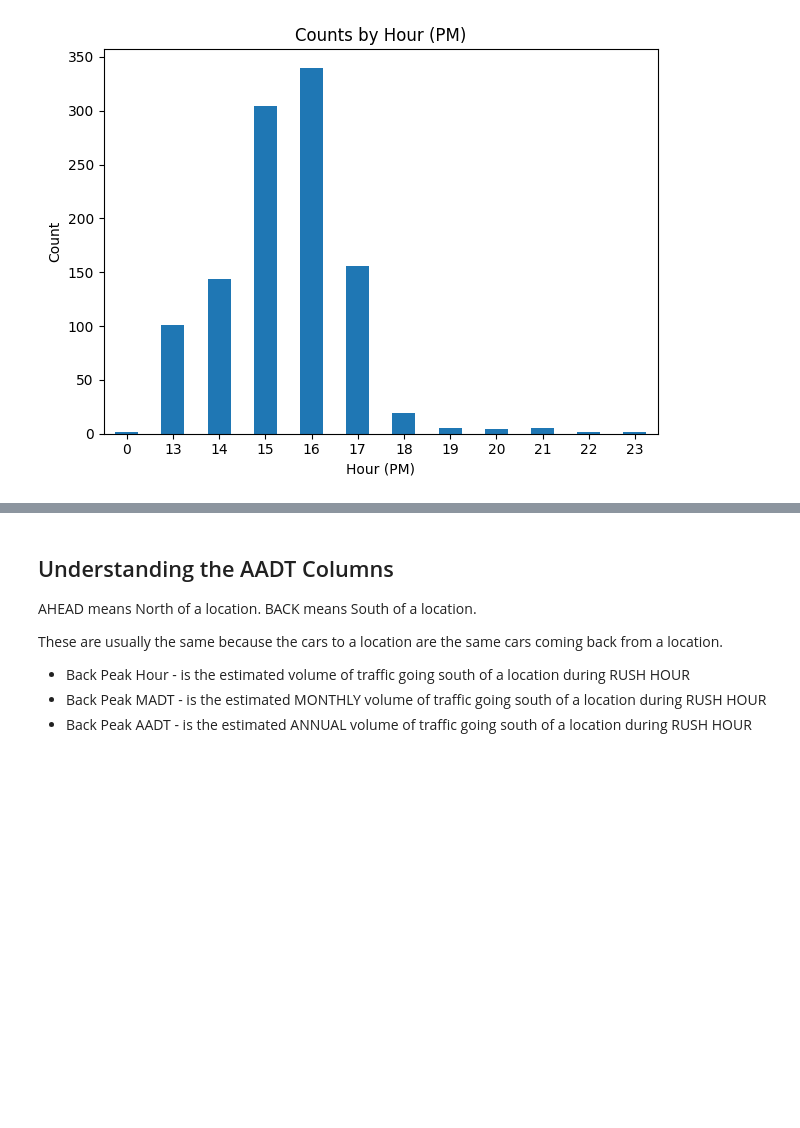
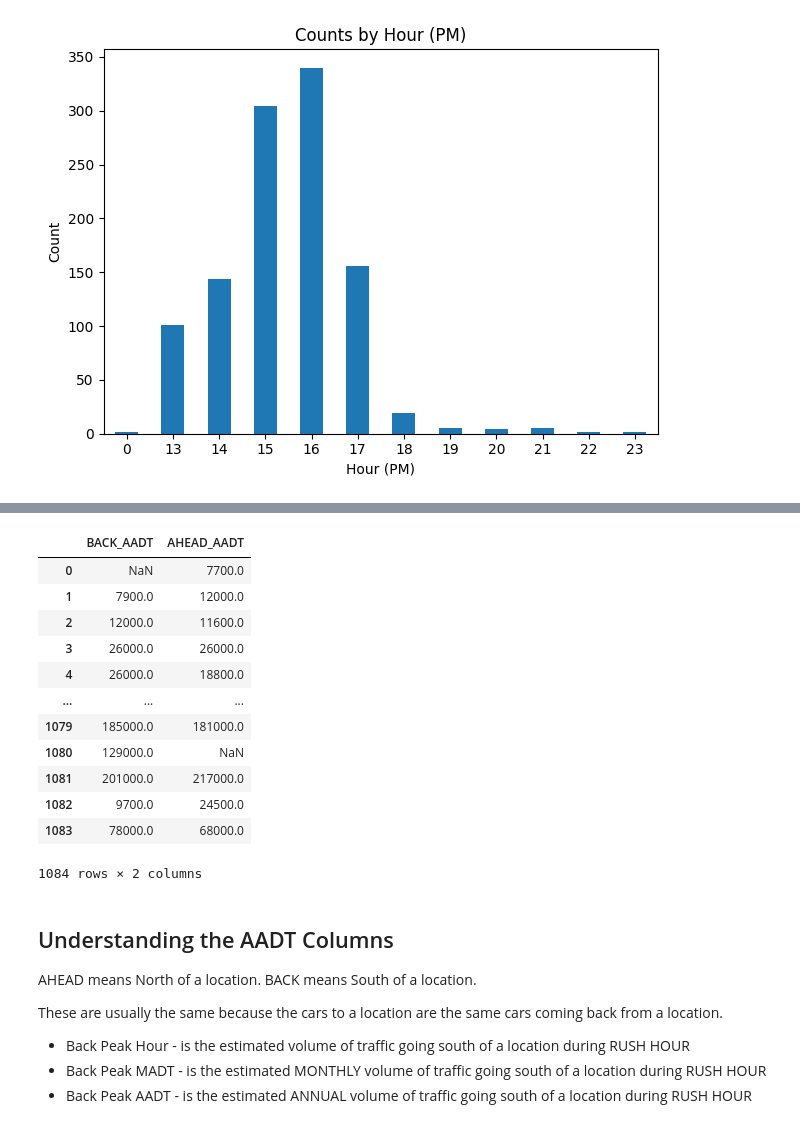
Before and after one commit to ryan-avancena/theta-svm-ryan, a Jupyter notebook: svm copy.ipynb, the cells around one changed output, grey strips where cells are left out. Drawn from its saved outputs; the diff is of its cells as text; code cells hidden in the pictures; blank space fills up the shorter version.

```diff
--- a/svm copy.ipynb
+++ b/svm copy.ipynb
@@ -85,3 +101,19 @@ normalized_pm_distribution = merged_df["PM_HOUR"].value_counts(normalize=True).t
+# %%
+merged_df[['BACK_AADT','AHEAD_AADT']]
+# %% [output]
+|  | BACK_AADT | AHEAD_AADT |
+| 0 | NaN | 7700.0 |
+| 1 | 7900.0 | 12000.0 |
+| 2 | 12000.0 | 11600.0 |
+| 3 | 26000.0 | 26000.0 |
+| 4 | 26000.0 | 18800.0 |
+| ... | ... | ... |
+| 1079 | 185000.0 | 181000.0 |
+| 1080 | 129000.0 | NaN |
+| 1081 | 201000.0 | 217000.0 |
+| 1082 | 9700.0 | 24500.0 |
+| 1083 | 78000.0 | 68000.0 |
+1084 rows × 2 columns
 # %% [markdown]
 ## Understanding the AADT Columns
 
```
Also changed, not shown: parts of 8 cells of this notebook.
